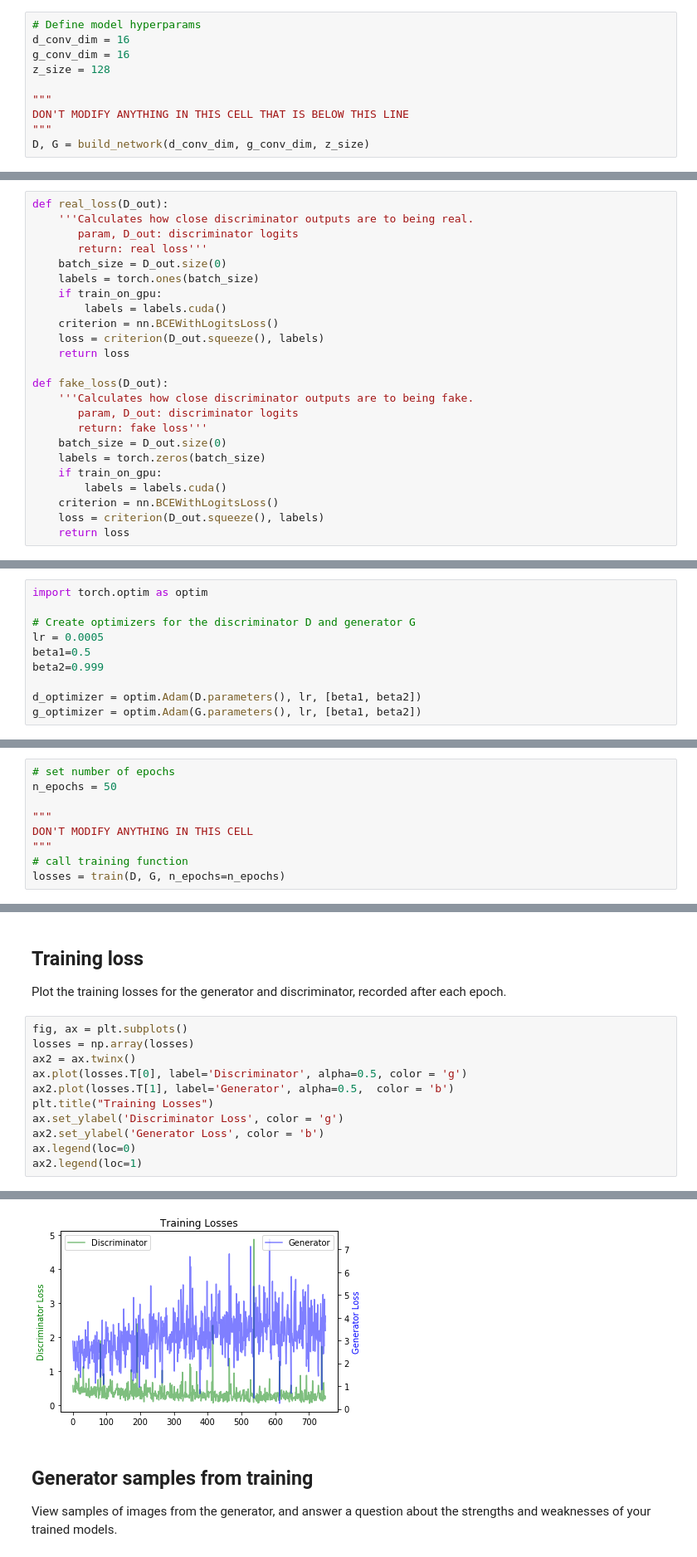
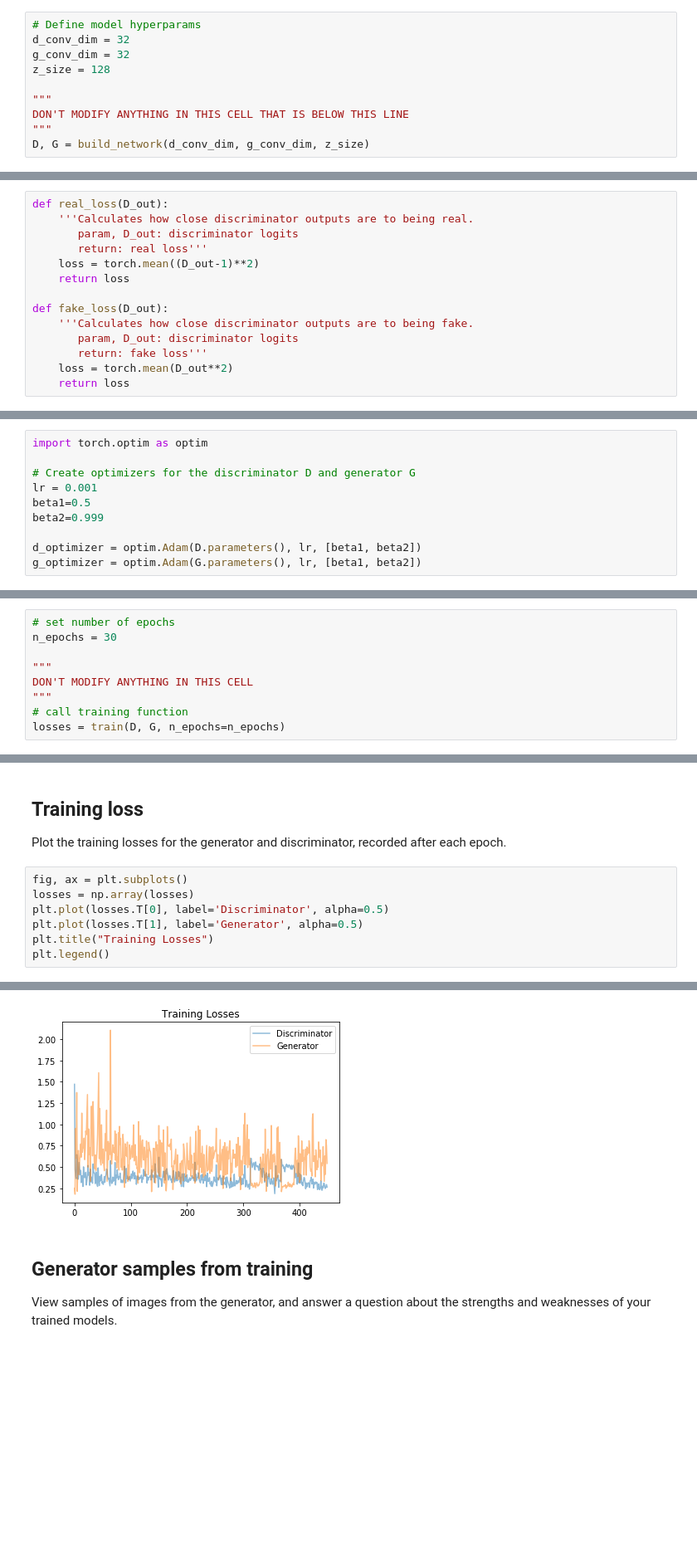
Before and after one commit to azambranog/udacity_assignments, a Jupyter notebook: deep_learning/project-face-generation/dlnd_face_generation.ipynb, the cells around one changed output, grey strips where cells are left out. Shown at 83% size. Cells and saved outputs as stored; diff of their text form; blank space fills up the shorter version.

```diff
--- a/deep_learning/project-face-generation/dlnd_face_generation.ipynb
+++ b/deep_learning/project-face-generation/dlnd_face_generation.ipynb
@@ -351,8 +356,8 @@ def build_network(d_conv_dim, g_conv_dim, z_size):
 #### Exercise: Define model hyperparameters
 # %%
 # Define model hyperparams
-d_conv_dim = 16
-g_conv_dim = 16
+d_conv_dim = 32
+g_conv_dim = 32
 z_size = 128
 
 """
@@ -424,24 +431,14 @@ def real_loss(D_out):
     '''Calculates how close discriminator outputs are to being real.
        param, D_out: discriminator logits
        return: real loss'''
-    batch_size = D_out.size(0)
-    labels = torch.ones(batch_size)
-    if train_on_gpu:
-        labels = labels.cuda()
-    criterion = nn.BCEWithLogitsLoss()
-    loss = criterion(D_out.squeeze(), labels)
+    loss = torch.mean((D_out-1)**2)
     return loss
 
 def fake_loss(D_out):
     '''Calculates how close discriminator outputs are to being fake.
        param, D_out: discriminator logits
        return: fake loss'''
-    batch_size = D_out.size(0)
-    labels = torch.zeros(batch_size)
-    if train_on_gpu:
-        labels = labels.cuda()
-    criterion = nn.BCEWithLogitsLoss()
-    loss = criterion(D_out.squeeze(), labels)
+    loss = torch.mean(D_out**2)
     return loss
 # %% [markdown]
 ## Optimizers
@@ -453,7 +450,7 @@ Define optimizers for your models with appropriate hyperparameters.
 import torch.optim as optim
 
 # Create optimizers for the discriminator D and generator G
-lr = 0.0005
+lr = 0.001
 beta1=0.5
 beta2=0.999
 
@@ -587,7 +584,7 @@ def train(D, G, n_epochs, print_every=50):
 Set your number of training epochs and train your GAN!
 # %%
 # set number of epochs
-n_epochs = 50
+n_epochs = 30
 
 """
 DON'T MODIFY ANYTHING IN THIS CELL
@@ -619,17 +616,13 @@ Plot the training losses for the generator and discriminator, recorded after eac
 # %%
 fig, ax = plt.subplots()
 losses = np.array(losses)
-ax2 = ax.twinx()
-ax.plot(losses.T[0], label='Discriminator', alpha=0.5, color = 'g')
-ax2.plot(losses.T[1], label='Generator', alpha=0.5,  color = 'b')
+plt.plot(losses.T[0], label='Discriminator', alpha=0.5)
+plt.plot(losses.T[1], label='Generator', alpha=0.5)
 plt.title("Training Losses")
-ax.set_ylabel('Discriminator Loss', color = 'g')
-ax2.set_ylabel('Generator Loss', color = 'b')
-ax.legend(loc=0)
-ax2.legend(loc=1)
+plt.legend()
 # %% [output]
 <matplotlib.legend.Legend at 0x...>
-[figure, old version]
+[figure, new version]
 # %% [markdown]
 ## Generator samples from training
 
```
Also changed, not shown: parts of 9 cells of this notebook, 1 other file.
